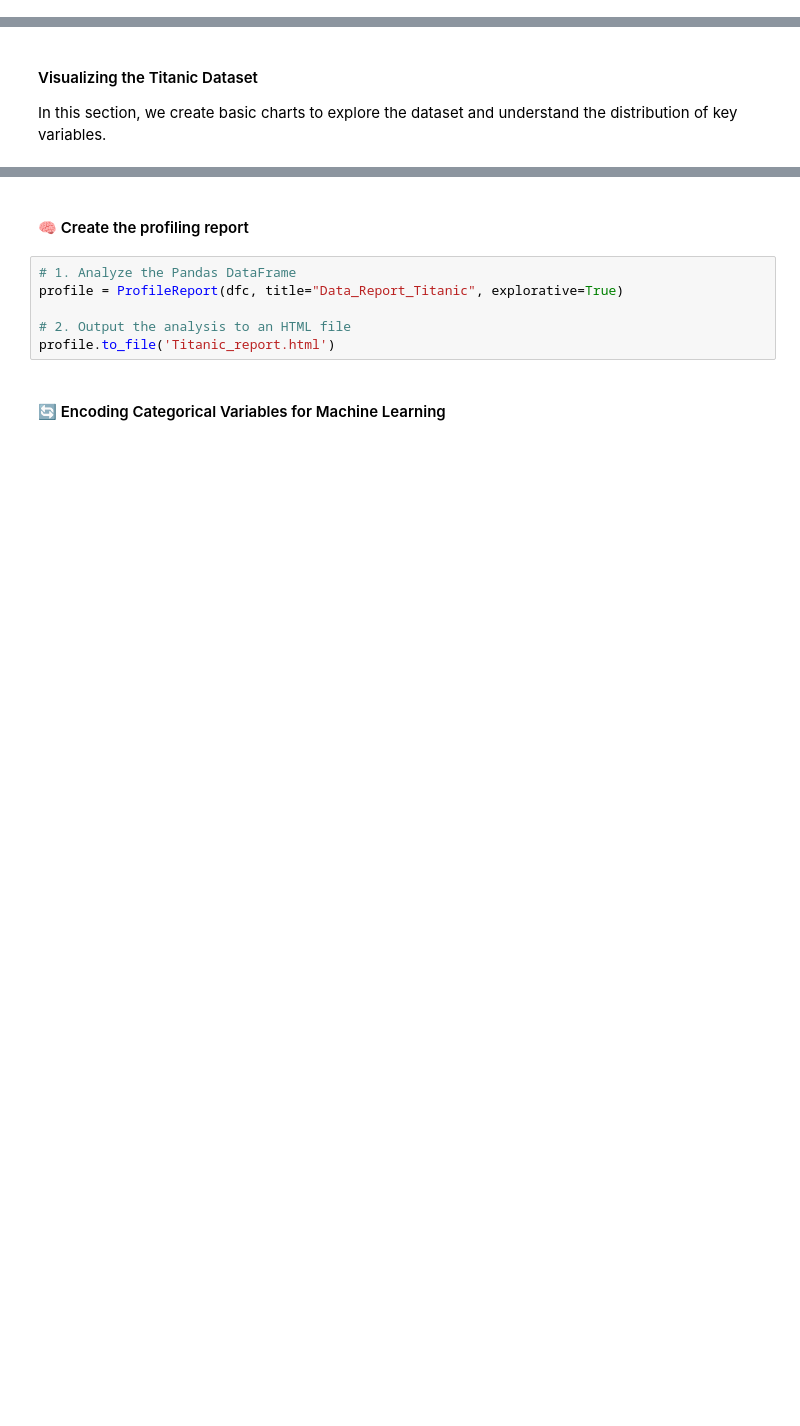
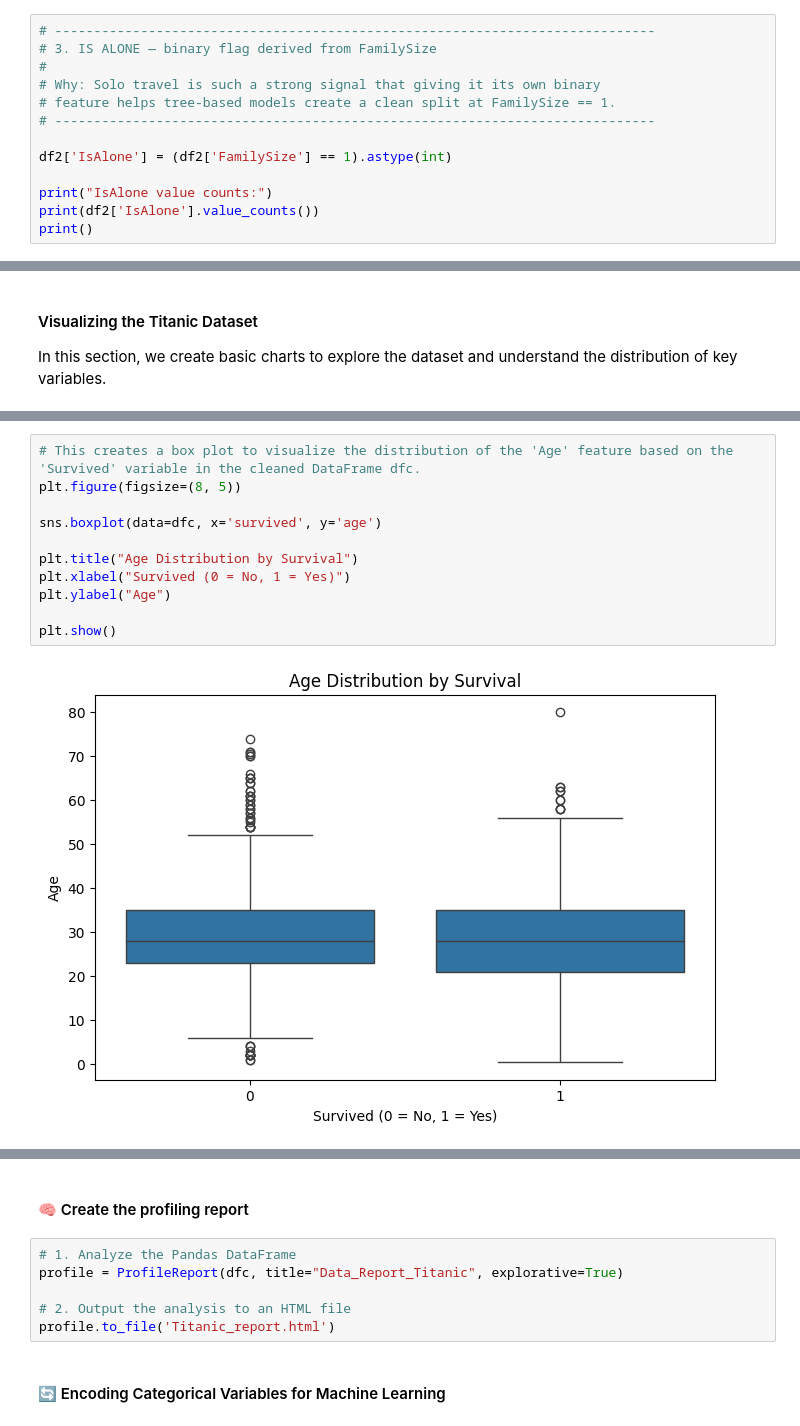
Before and after one commit to MaykInvest/Titanic-analysis, a Jupyter notebook: analysis.ipynb, the cells around one changed output, grey strips where cells are left out. Cells and saved outputs as stored; diff of their text form; blank space fills up the shorter version.

Commit message:
did some feature engineering and will change the processe of create the model and evaluate

```diff
--- a/analysis.ipynb
+++ b/analysis.ipynb
@@ -266,0 +317,13 @@ df2 = df2.drop(columns=['PassengerId', 'Name', 'Ticket', 'Cabin']) # Drop non-us
+# %%
+# -----------------------------------------------------------------------------
+# 3. IS ALONE — binary flag derived from FamilySize
+#
+# Why: Solo travel is such a strong signal that giving it its own binary
+# feature helps tree-based models create a clean split at FamilySize == 1.
+# -----------------------------------------------------------------------------
+
+df2['IsAlone'] = (df2['FamilySize'] == 1).astype(int)
+
+print("IsAlone value counts:")
+print(df2['IsAlone'].value_counts())
+print()
@@ -304,0 +448,13 @@ plt.show()
+# %%
+# This creates a box plot to visualize the distribution of the 'Age' feature based on the 'Survived' variable in the cleaned DataFrame dfc.
+plt.figure(figsize=(8, 5))
+
+sns.boxplot(data=dfc, x='survived', y='age')
+
+plt.title("Age Distribution by Survival")
+plt.xlabel("Survived (0 = No, 1 = Yes)")
+plt.ylabel("Age")
+
+plt.show()
+# %% [output]
+[figure, added]
```
Also changed, not shown: parts of 34 cells of this notebook, 1 other file.
